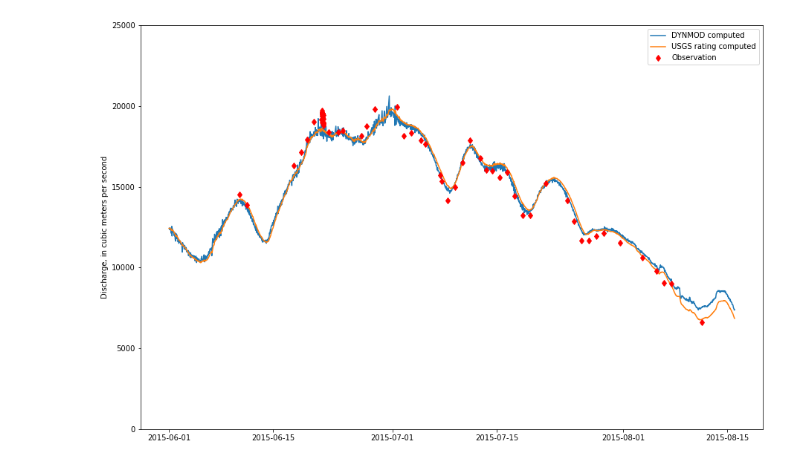
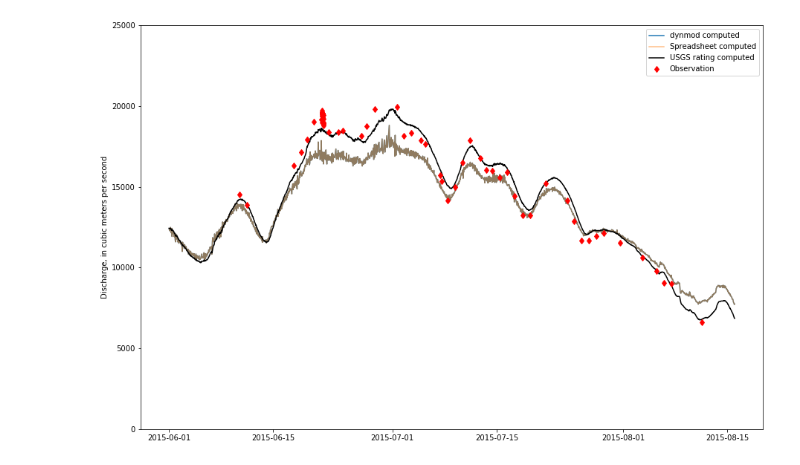
Before and after one commit to mdomanski-usgs/dynrat, a Jupyter notebook: examples/solve time series.ipynb, the cells around one changed output. Cells and saved outputs as stored; diff of their text form; code cells hidden in the pictures.

```diff
--- a/examples/solve time series.ipynb
+++ b/examples/solve time series.ipynb
@@ -5,12 +5,9 @@ import numpy as np
 
 from pantherapy.panthera import CrossSection
 
-roughness = 0.035
+from dynrat.sect import TableSect
 
-z, y = np.loadtxt('data/stlms/xs.csv', delimiter=',', skiprows=1, unpack=True)
 
-datum = 379.58
-y = y - datum
+h, A, B = np.loadtxt('data/stlms/xs_table.csv', delimiter=',', skiprows=1, unpack=True)
 
-sect = CrossSection(y, z, roughness)
-_ = sect.plot(0)
+sect = TableSect(h, A, B)
@@ -19,13 +14,13 @@ _ = sect.plot(0)
 # %%
 import matplotlib.pyplot as plt
 
-from dynrat.dynmod import Frict
+from dynrat.frict import TableFrict
 
 
-stage = np.array([14, 22.5, 34, 38])
-roughness = np.array([0.04, 0.038, 0.035, 0.033])
+stage = np.array([-4.58, 50.42])
+roughness = (-0.00008*stage)+0.0392
 
-frict = Frict(stage, roughness)
+frict = TableFrict(stage, roughness)
 
 _ = plt.plot(stage, roughness)
 _ = plt.xlabel('Stage, in feet')
@@ -67,16 +62,17 @@ q = qts.solve_ts(h_ts, q0, h0)
 # %%
 FEET_TO_METERS = (2.54*12)/100
 CFS_TO_CMS = FEET_TO_METERS**3
 
 q_obs = pd.read_csv('data/stlms/qobs.csv', index_col=0, parse_dates=True)
 
 _ = plt.figure(figsize=(15,10))
-_ = plt.plot(qh_data.index[1:], CFS_TO_CMS*q, label='DYNMOD computed')
-_ = plt.plot(qh_data.index, CFS_TO_CMS*qh_data['Q_rated'], label='USGS rating computed')
+_ = plt.plot(qh_data.index[1:], CFS_TO_CMS*q, label='dynmod computed')
+_ = plt.plot(qh_data.index[1:], CFS_TO_CMS*qh_data.iloc[1:, 2], label='Spreadsheet computed', alpha=0.5)
+_ = plt.plot(qh_data.index, CFS_TO_CMS*qh_data['Q_rated'], label='USGS rating computed', color='k')
 _ = plt.plot(q_obs.index, CFS_TO_CMS*q_obs['Q_obs'], label='Observation', linestyle='None', marker='d', color='r')
 _ = plt.ylabel('Discharge, in cubic meters per second')
 _ = plt.legend()
 
 _ = plt.ylim((0, 25000))
 # %% [output]
-[figure, old version]
+[figure, new version]
```
Also changed, not shown: parts of 4 cells of this notebook, 2 other files.
